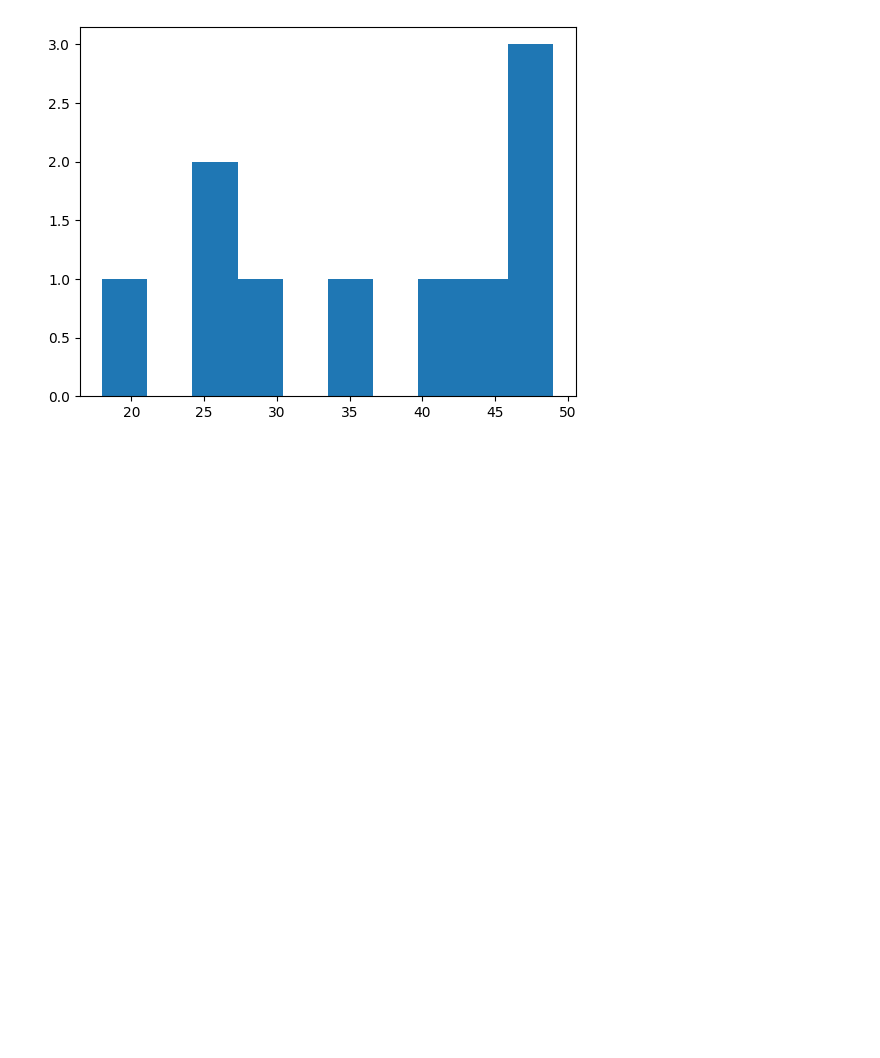
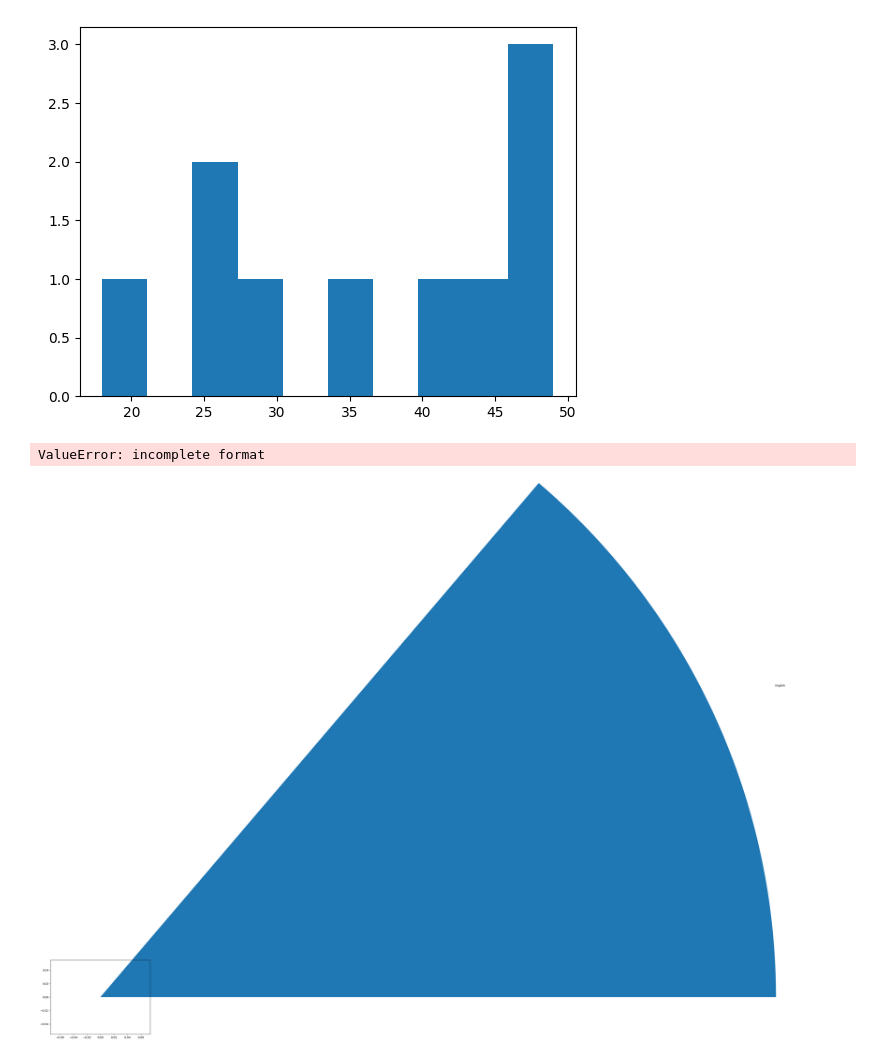
Before and after one commit to VyshnaviKarakatla/statistics-notebooks, a Jupyter notebook: _04_matplotlib.ipynb, the cells around one changed output. Drawn from its saved outputs; the diff is of its cells as text; code cells hidden in the pictures; blank space fills up the shorter version.

```diff
--- a/_04_matplotlib.ipynb
+++ b/_04_matplotlib.ipynb
@@ -202,4 +202,8 @@ plt.hist(students)
 student_marks=[45,65,75,54,88]
 subjects=['English','Maths','Physics','Chemistry','Telugu']
 # %%
-plt.axis('Equal'
+plt.axis('Equal')
+plt.pie(student_marks,labels=subjects,radius=1,autopct='%0.2f%')
+# %% [output]
+ValueError: incomplete format
+[figure, added]
```
